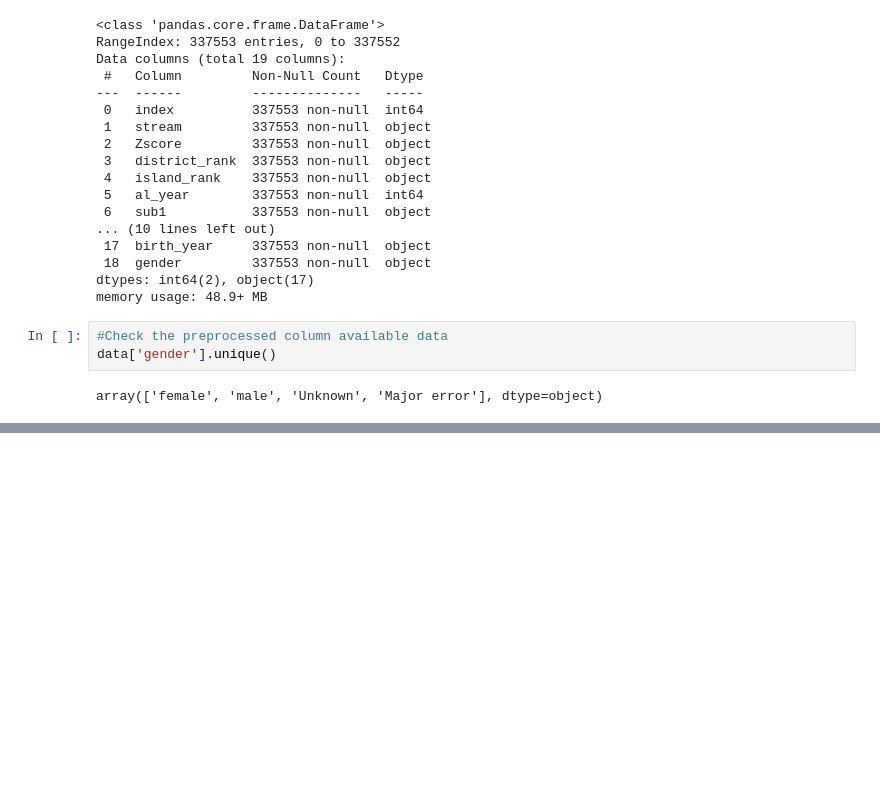
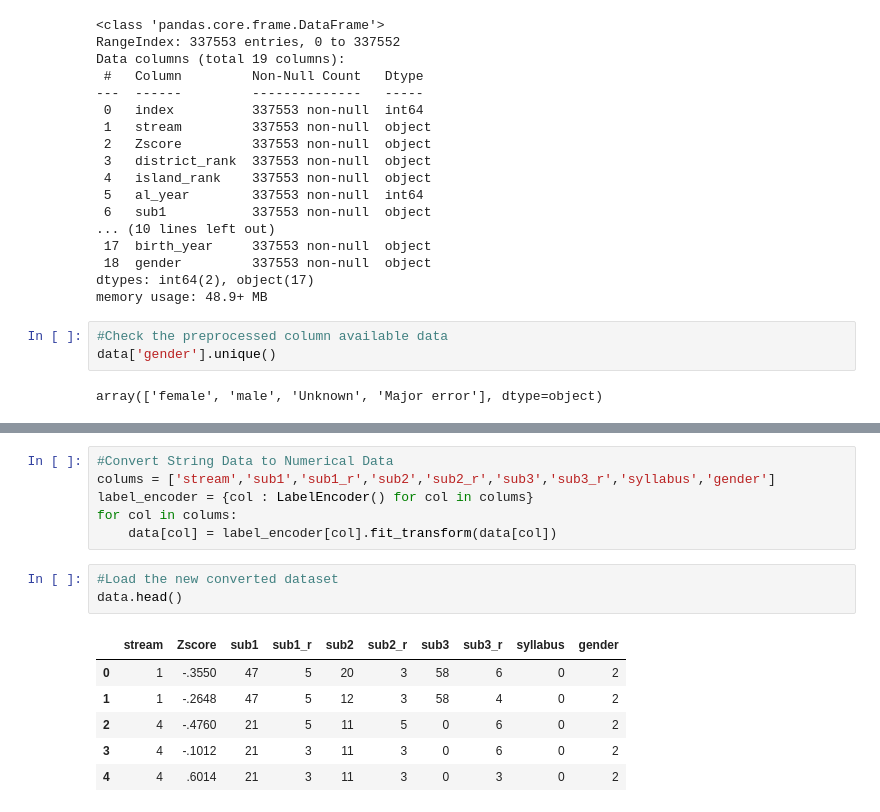
Before and after one commit to Devnath03/Machine_Learning_End-to-End_Models, a Jupyter notebook: Z-Score_Prediction/Z-Score.ipynb, the cells around one changed output, grey strips where cells are left out. Drawn from its saved outputs; the diff is of its cells as text; blank space fills up the shorter version.

```diff
--- a/Z-Score_Prediction/Z-Score.ipynb
+++ b/Z-Score_Prediction/Z-Score.ipynb
@@ -133,0 +142,16 @@ SyntaxError: incomplete input (350711666.py, line 2)
+# %%
+#Convert String Data to Numerical Data
+colums = ['stream','sub1','sub1_r','sub2','sub2_r','sub3','sub3_r','syllabus','gender']
+label_encoder = {col : LabelEncoder() for col in colums}
+for col in colums:
+    data[col] = label_encoder[col].fit_transform(data[col])
+# %%
+#Load the new converted dataset
+data.head()
+# %% [output]
+|  | stream | Zscore | sub1 | sub1_r | sub2 | sub2_r | sub3 | sub3_r | syllabus | gender |
+| 0 | 1 | -.3550 | 47 | 5 | 20 | 3 | 58 | 6 | 0 | 2 |
+| 1 | 1 | -.2648 | 47 | 5 | 12 | 3 | 58 | 4 | 0 | 2 |
+| 2 | 4 | -.4760 | 21 | 5 | 11 | 5 | 0 | 6 | 0 | 2 |
+| 3 | 4 | -.1012 | 21 | 3 | 11 | 3 | 0 | 6 | 0 | 2 |
+| 4 | 4 | .6014 | 21 | 3 | 11 | 3 | 0 | 3 | 0 | 2 |
```
Also changed, not shown: parts of 8 cells of this notebook.
